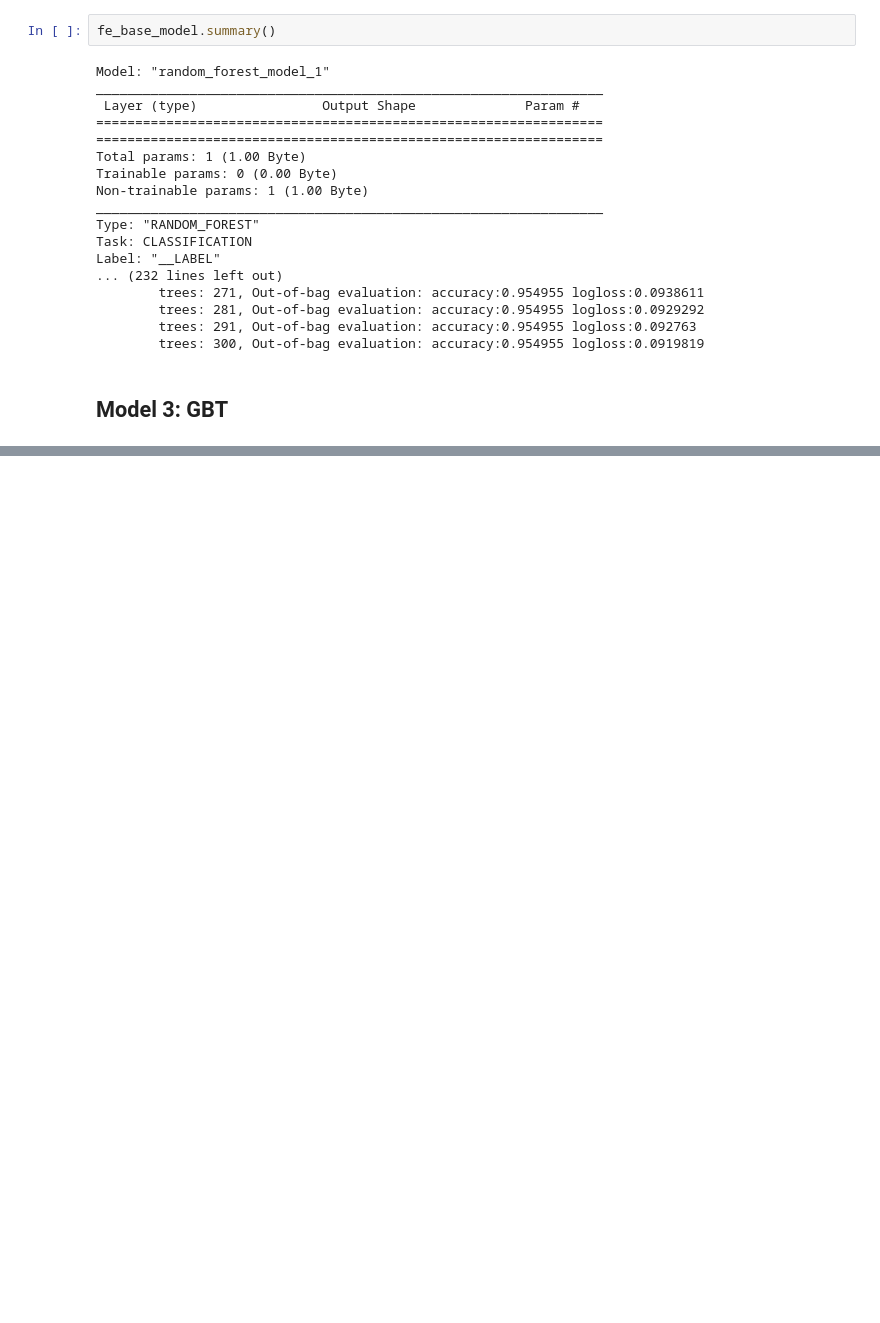
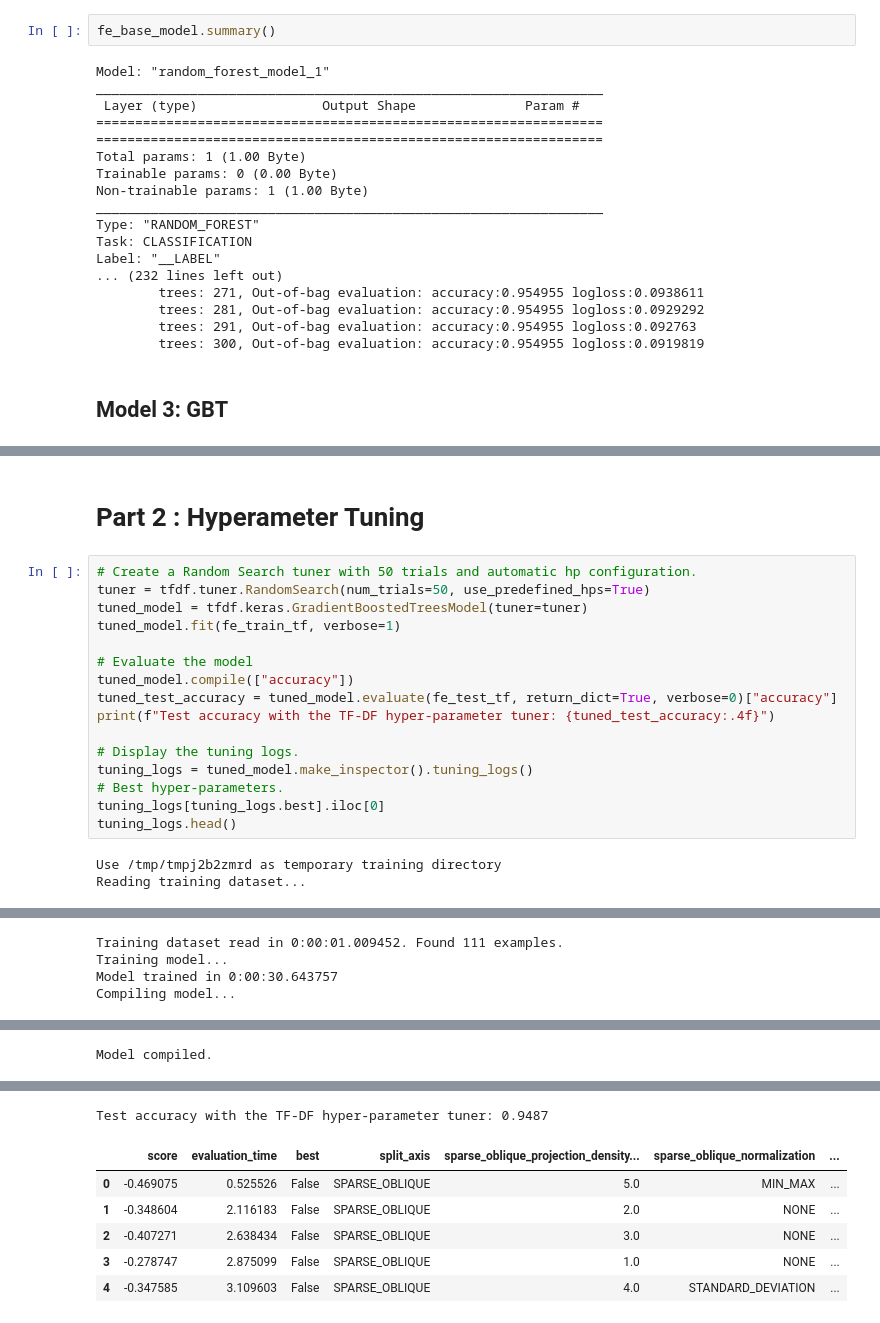
Before and after one commit to woodwj/ML-Projects, a Jupyter notebook: Iris-Classification/DT,DF,GBT_Iris_Classification.ipynb, the cells around one changed output, grey strips where cells are left out. Saved outputs shown, nothing was run; the diff lists cells and outputs as text; blank space fills up the shorter version.

Commit message:
Added Hyperameter tuning

```diff
--- a/Iris-Classification/DT,DF,GBT_Iris_Classification.ipynb
+++ b/Iris-Classification/DT,DF,GBT_Iris_Classification.ipynb
@@ -428,0 +431,21 @@ With feature crosses:    {'loss': 0.0, 'accuracy': 0.9487179517745972}
+# %% [markdown]
+# Part 2 : Hyperameter Tuning
+# %%
+# Create a Random Search tuner with 50 trials and automatic hp configuration.
+tuner = tfdf.tuner.RandomSearch(num_trials=50, use_predefined_hps=True)
+tuned_model = tfdf.keras.GradientBoostedTreesModel(tuner=tuner)
+tuned_model.fit(fe_train_tf, verbose=1)
+
+# Evaluate the model
+tuned_model.compile(["accuracy"])
+tuned_test_accuracy = tuned_model.evaluate(fe_test_tf, return_dict=True, verbose=0)["accuracy"]
+print(f"Test accuracy with the TF-DF hyper-parameter tuner: {tuned_test_accuracy:.4f}")
+
+# Display the tuning logs.
+tuning_logs = tuned_model.make_inspector().tuning_logs()
+# Best hyper-parameters.
+tuning_logs[tuning_logs.best].iloc[0]
+tuning_logs.head()
+# %% [output]
+Use /tmp/tmpj2b2zmrd as temporary training directory
+Reading training dataset...
@@ -428,0 +453,4 @@ With feature crosses:    {'loss': 0.0, 'accuracy': 0.9487179517745972}
+Training dataset read in 0:00:01.009452. Found 111 examples.
+Training model...
+Model trained in 0:00:30.643757
+Compiling model...
@@ -428,0 +458 @@ With feature crosses:    {'loss': 0.0, 'accuracy': 0.9487179517745972}
+Model compiled.
@@ -428,0 +461,7 @@ With feature crosses:    {'loss': 0.0, 'accuracy': 0.9487179517745972}
+Test accuracy with the TF-DF hyper-parameter tuner: 0.9487
+|  | score | evaluation_time | best | split_axis | sparse_oblique_projection_density... | sparse_oblique_normalization | ... |
+| 0 | -0.469075 | 0.525526 | False | SPARSE_OBLIQUE | 5.0 | MIN_MAX | ... |
+| 1 | -0.348604 | 2.116183 | False | SPARSE_OBLIQUE | 2.0 | NONE | ... |
+| 2 | -0.407271 | 2.638434 | False | SPARSE_OBLIQUE | 3.0 | NONE | ... |
+| 3 | -0.278747 | 2.875099 | False | SPARSE_OBLIQUE | 1.0 | NONE | ... |
+| 4 | -0.347585 | 3.109603 | False | SPARSE_OBLIQUE | 4.0 | STANDARD_DEVIATION | ... |
```
Also changed, not shown: parts of 10 cells of this notebook.
